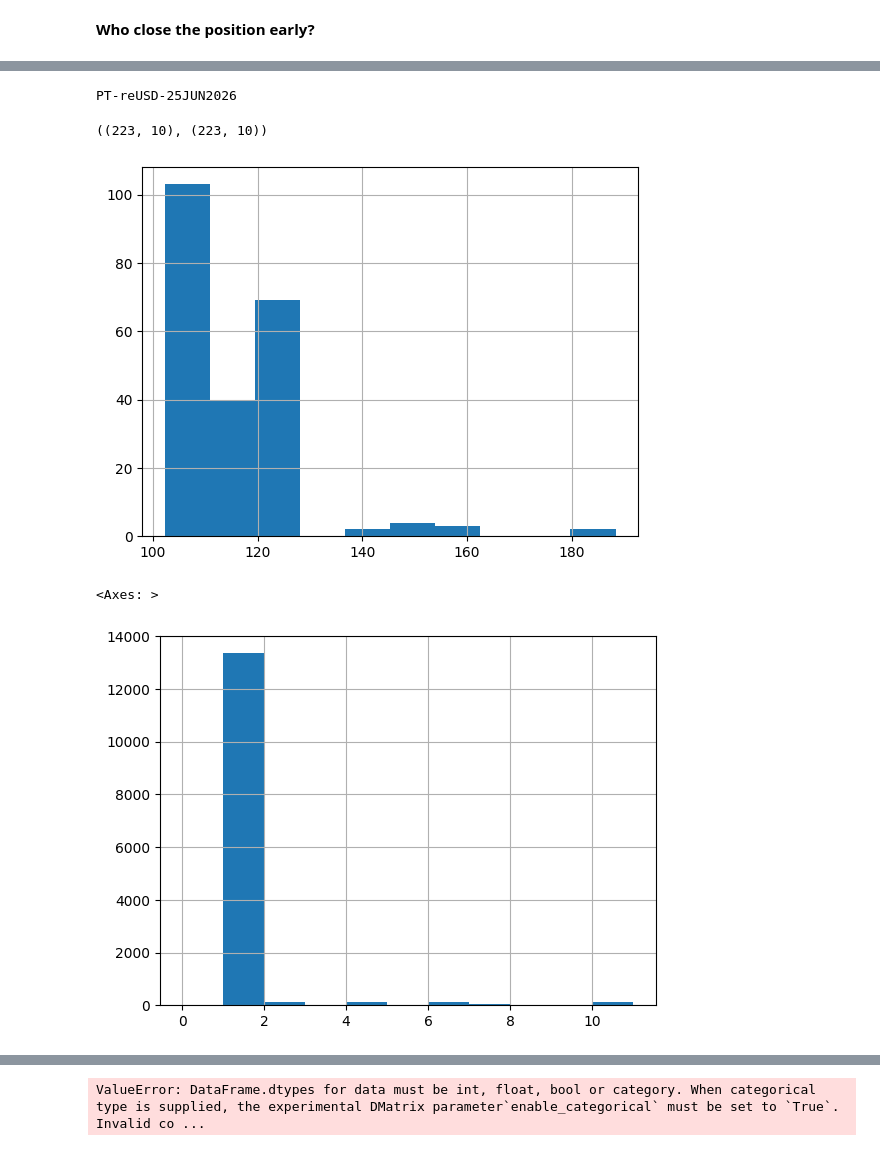
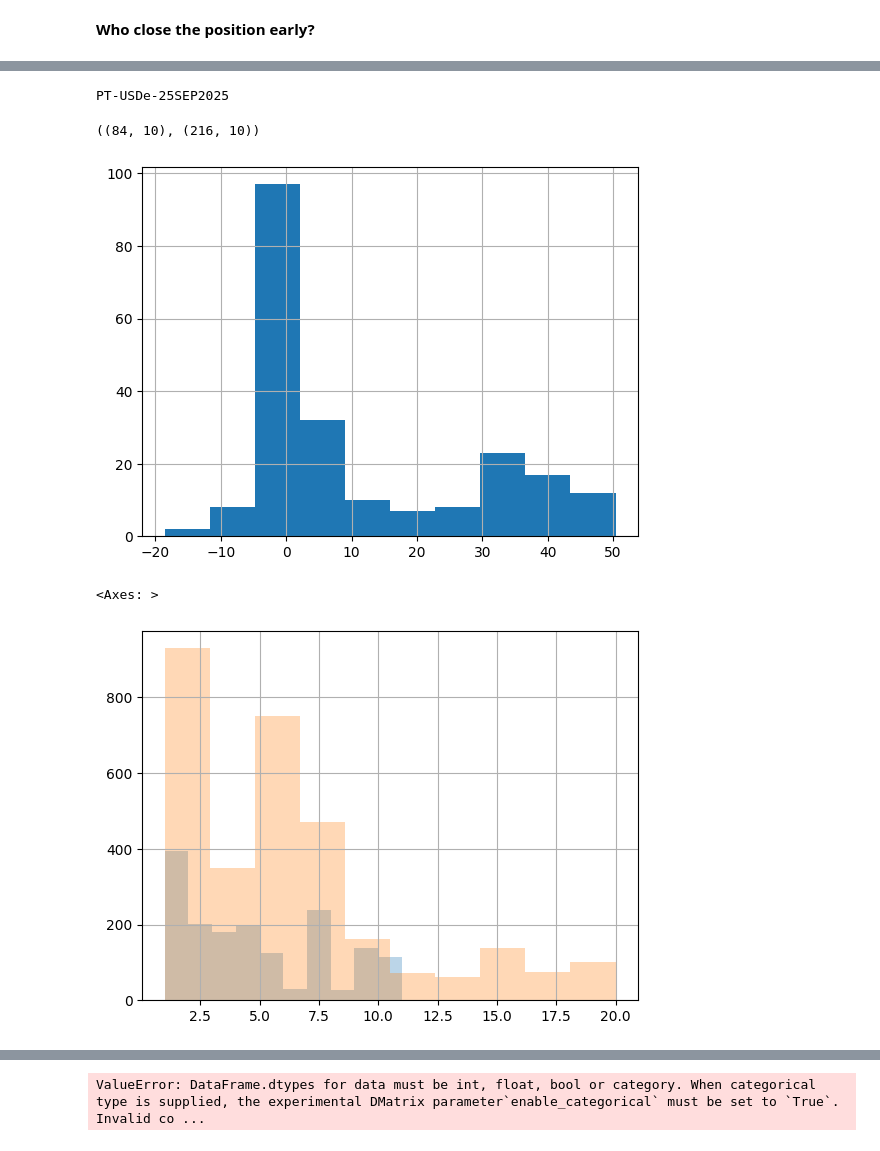
Before and after one commit to egortrussov/lending_protocols_researh, a Jupyter notebook: yield_bearing_collateral/position_closing.ipynb, the cells around one changed output, grey strips where cells are left out. Saved outputs shown, nothing was run; the diff lists cells and outputs as text; code cells hidden in the pictures.

```diff
--- a/yield_bearing_collateral/position_closing.ipynb
+++ b/yield_bearing_collateral/position_closing.ipynb
@@ -820,10 +820,13 @@ Processed eth_PT-USDe-27MAR2025_dai: 122 positions
 Missing yield data for PT-USD0++-27MAR2025, skipping
 # %%
 big_markets = []
+small_markets = []
 for i, r in enumerate(all_markets_position):
     print(i, r["token"], 'Positions cnt', r["positions_df"].shape[0])
     if r["positions_df"].shape[0] > 50:
         big_markets.append(r)
+    else:
+        small_markets.append(r)
 len(big_markets)
 # %% [output]
 0 PT-syrupUSDC-28AUG2025 Positions cnt 15
@@ -945,5 +980,5 @@ big_markets[market_index]["market_df"]
 # %%
-market_index = 7
+market_index = 5
 print(big_markets[market_index]["token"])
 positions_df = big_markets[market_index]["positions_df"]
 positions_df["days_to_expiry_after_close"].hist()
@@ -961,15 +996,15 @@ late_closing_raw_df = add_leverage_factor(late_closing_raw_df)
 
 early_closing.shape, positions_df.shape
 # %% [output]
-PT-reUSD-25JUN2026
+PT-USDe-25SEP2025
-((223, 10), (223, 10))
+((84, 10), (216, 10))
-[figure, old version]
+[figure, new version]
 # %%
-early_closing_raw_df["leverage_factor"].hist()
-late_closing_raw_df["leverage_factor"].hist()
+early_closing_raw_df["leverage_factor"].hist(alpha=0.3)
+late_closing_raw_df["leverage_factor"].hist(alpha=0.3)
 # %% [output]
 <Axes: >
-[figure, old version]
+[figure, new version]
 # %%
 # early_closing["initial_ltv"].hist()
 # late_closing["initial_ltv"].hist()
```
Also changed, not shown: parts of 13 cells of this notebook, 15 other files.
